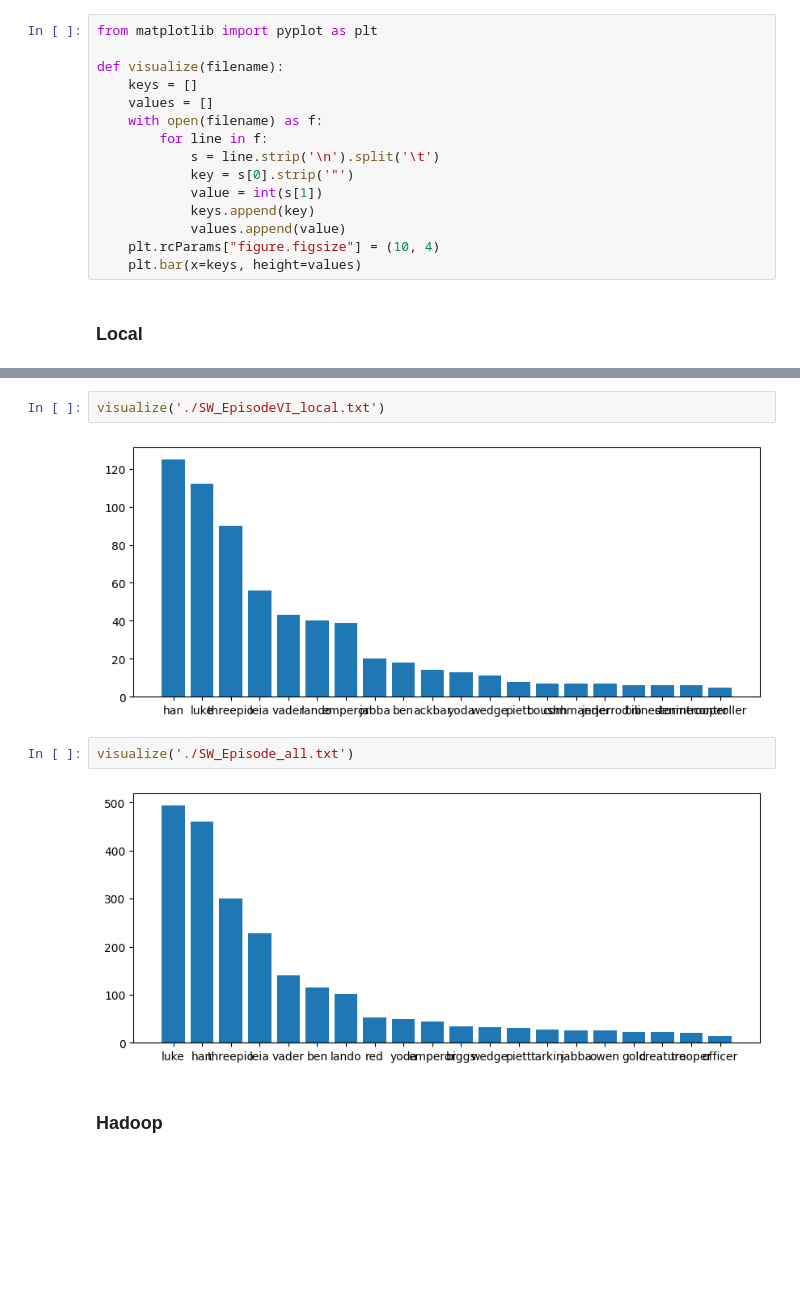
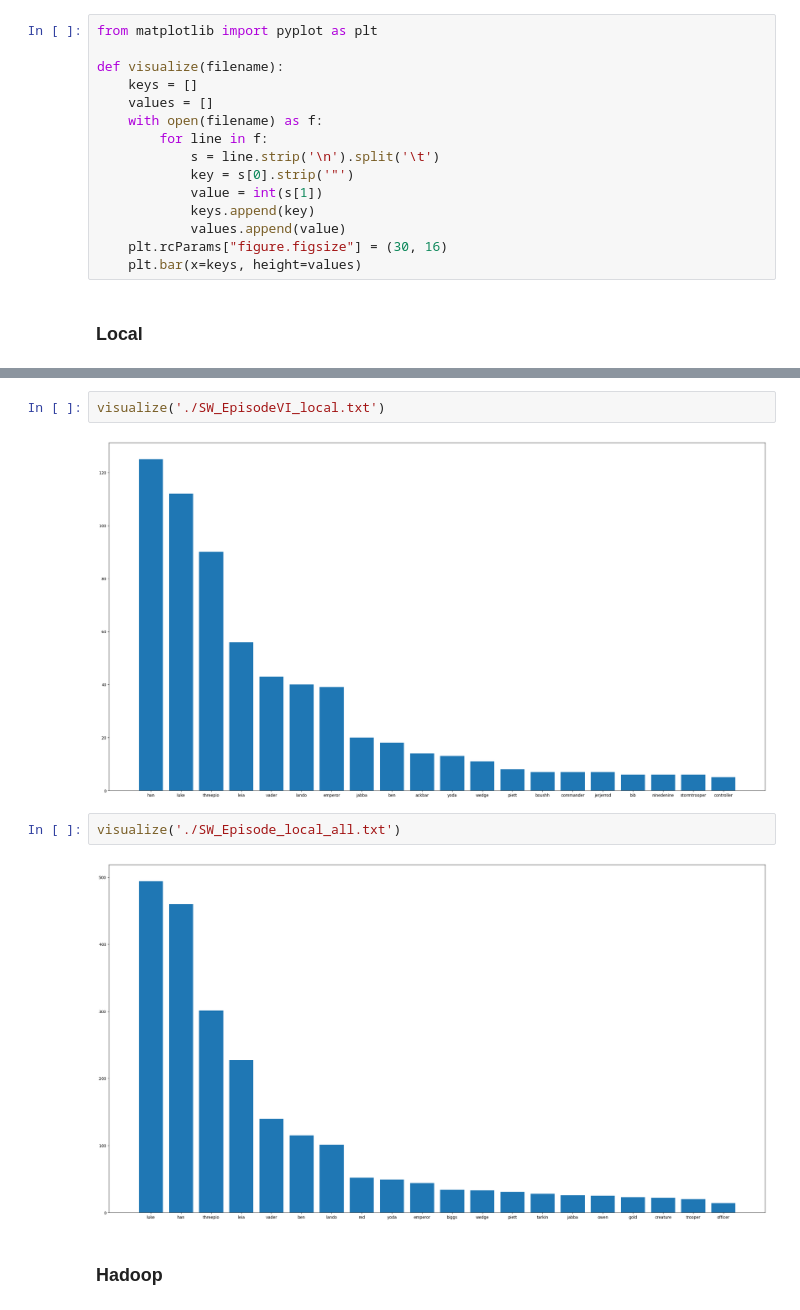
Before and after one commit to alexbuyan/vk-big-data, a Jupyter notebook: homeworks/hw1/block2/task1/task1.ipynb, the cells around one changed output, grey strips where cells are left out. Saved outputs shown, nothing was run; the diff lists cells and outputs as text; blank space fills up the shorter version.

```diff
--- a/homeworks/hw1/block2/task1/task1.ipynb
+++ b/homeworks/hw1/block2/task1/task1.ipynb
@@ -88,7 +88,7 @@ def visualize(filename):
             value = int(s[1])
             keys.append(key)
             values.append(value)
-    plt.rcParams["figure.figsize"] = (10, 4)
+    plt.rcParams["figure.figsize"] = (30, 16)
     plt.bar(x=keys, height=values)
 # %% [markdown]
 ### Local
@@ -126,11 +126,11 @@ visualize('./SW_EpisodeV_local.txt')
 # %%
 visualize('./SW_EpisodeVI_local.txt')
 # %% [output]
-[figure, old version]
+[figure, new version]
 # %%
-visualize('./SW_Episode_all.txt')
+visualize('./SW_Episode_local_all.txt')
 # %% [output]
-[figure, old version]
+[figure, new version]
 # %% [markdown]
 ### Hadoop
 # %%
```
Also changed, not shown: parts of 9 cells of this notebook, 11 other files.
